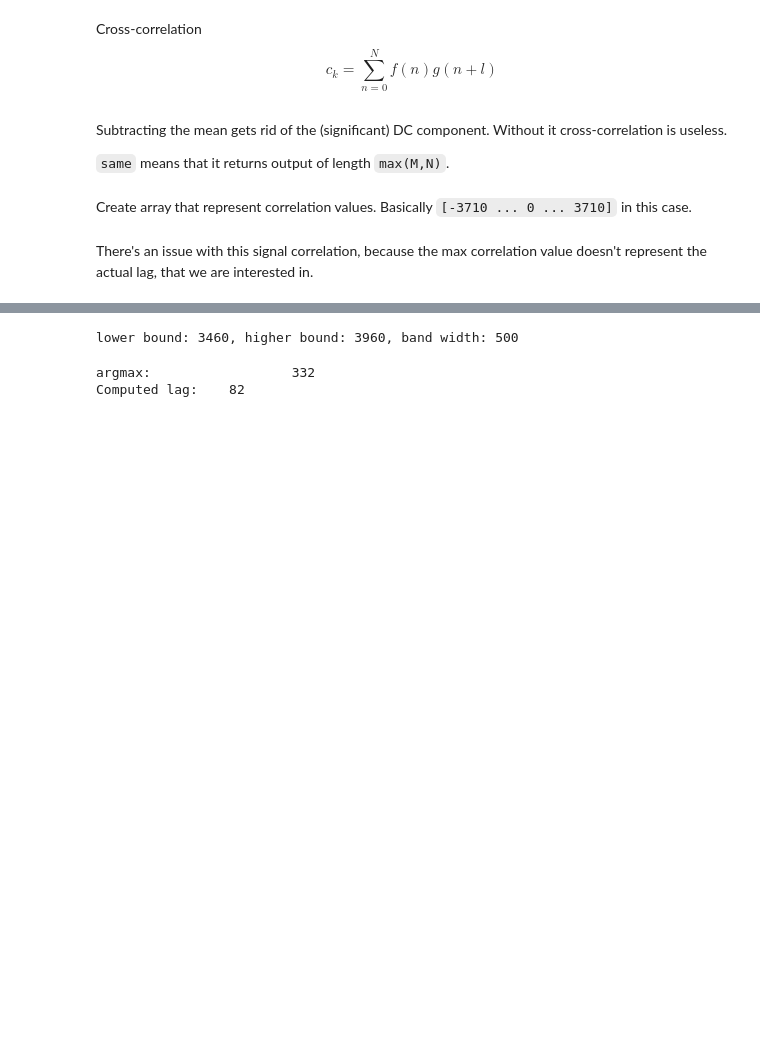
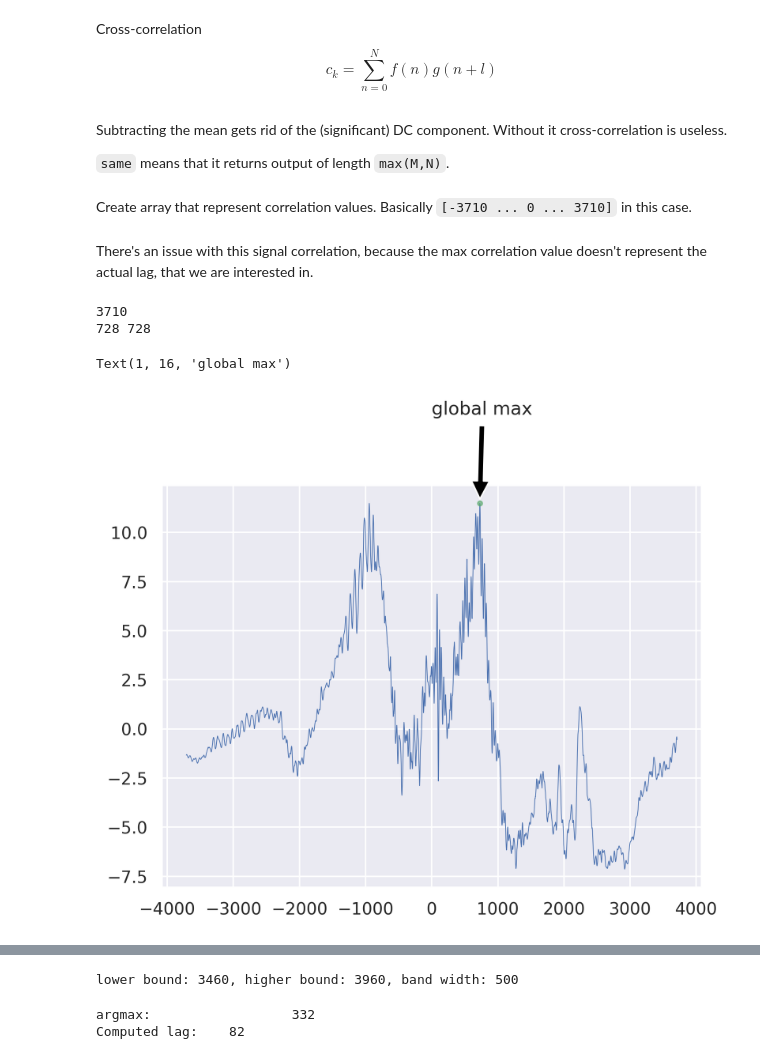
Before and after one commit to MyAlyce/myalyce_wavelet_and_classifier_tests, a Jupyter notebook: Filtering_with_acc_data.ipynb, the cells around one changed output, grey strips where cells are left out. Cells and saved outputs as stored; diff of their text form; code cells hidden in the pictures; blank space fills up the shorter version.

```diff
--- a/Filtering_with_acc_data.ipynb
+++ b/Filtering_with_acc_data.ipynb
@@ -149,3 +149,16 @@ Create array that represent  correlation values. Basically `[-3710 ... 0 ... 371
 lags = scipy.signal.correlation_lags(df['red'].size, axis.size, mode="same")
 # %% [markdown]
 There's an issue with this signal correlation, because the max correlation value doesn't represent the actual lag, that we are interested in.
+# %%
+c_pos = np.argmax(c)
+c_lag = lags[c_pos]
+plt.plot(lags, c, lw=0.5)
+plt.plot(lags[c_pos], c[c_pos], 'go', markersize=3, alpha=0.6)
+plt.annotate('global max', xy=(lags[c_pos], c[c_pos]), xytext=(1, 16),
+            arrowprops=dict(facecolor='black', shrink=0.05),
+            )
+# %% [output]
+3710
+728 728
+Text(1, 16, 'global max')
+[figure, added]
```
Also changed, not shown: parts of 4 cells of this notebook.
